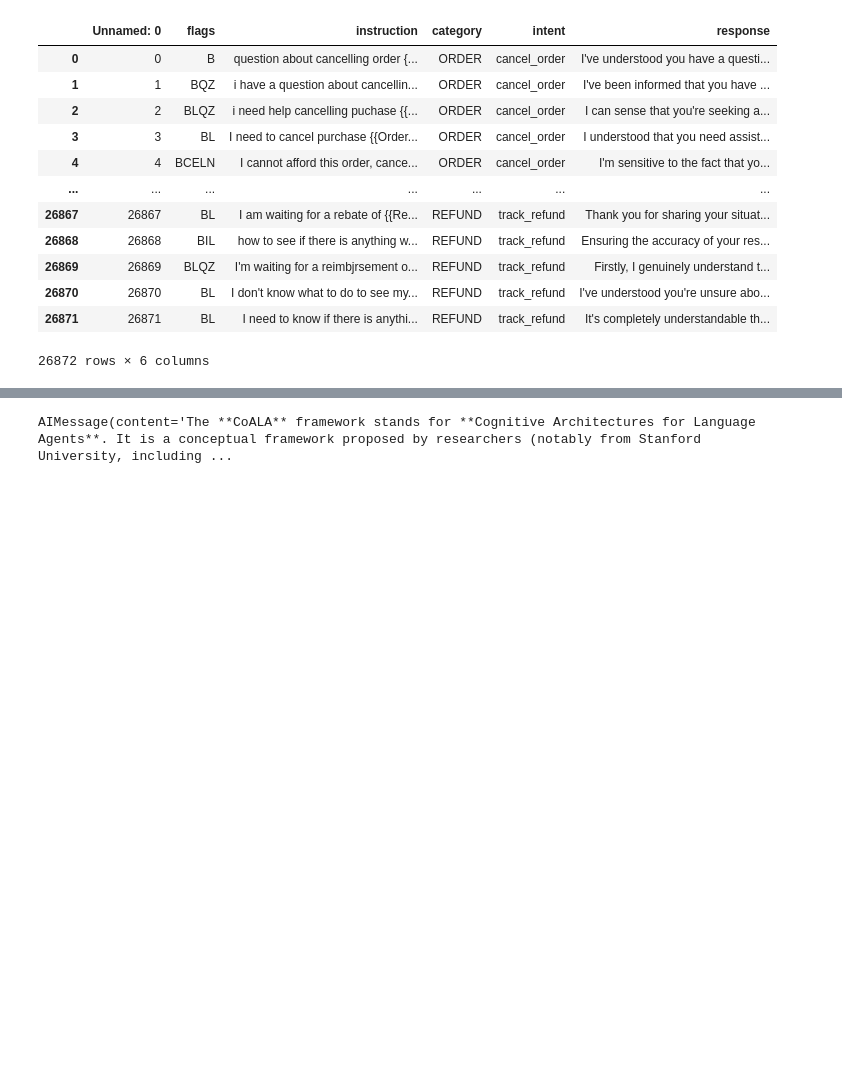
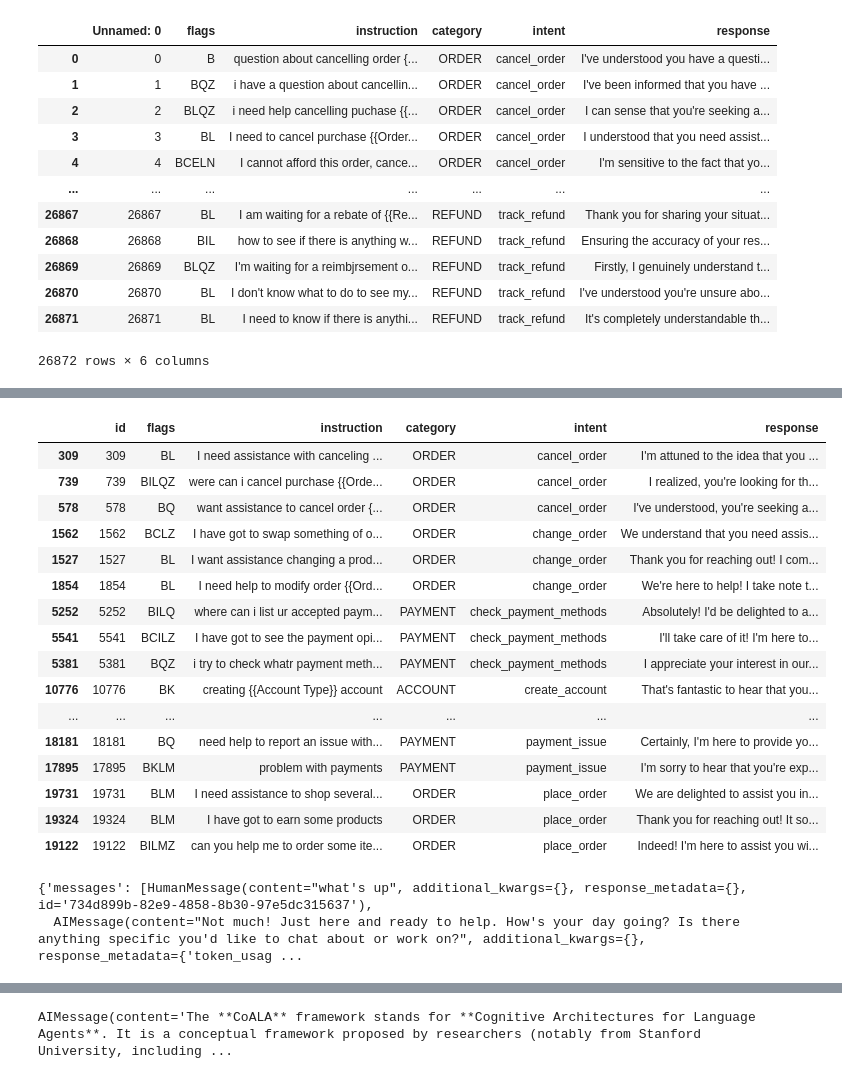
Before and after one commit to herreramaxi/Agentic_AI_CA1, a Jupyter notebook: A4AI-CA1-MaxiHerrera.ipynb, the cells around one changed output, grey strips where cells are left out. Saved outputs shown, nothing was run; the diff lists cells and outputs as text; code cells hidden in the pictures; blank space fills up the shorter version.

```diff
--- a/A4AI-CA1-MaxiHerrera.ipynb
+++ b/A4AI-CA1-MaxiHerrera.ipynb
@@ -33,0 +55,30 @@ print(len(categories))
+# %%
+test_df
+# %% [output]
+|  | id | flags | instruction | category | intent | response |
+| 309 | 309 | BL | I need assistance with canceling ... | ORDER | cancel_order | I'm attuned to the idea that you ... |
+| 739 | 739 | BILQZ | were can i cancel purchase {{Orde... | ORDER | cancel_order | I realized, you're looking for th... |
+| 578 | 578 | BQ | want assistance to cancel order {... | ORDER | cancel_order | I've understood, you're seeking a... |
+| 1562 | 1562 | BCLZ | I have got to swap something of o... | ORDER | change_order | We understand that you need assis... |
+| 1527 | 1527 | BL | I want assistance changing a prod... | ORDER | change_order | Thank you for reaching out! I com... |
+| 1854 | 1854 | BL | I need help to modify order {{Ord... | ORDER | change_order | We're here to help! I take note t... |
+| 5252 | 5252 | BILQ | where can i list ur accepted paym... | PAYMENT | check_payment_methods | Absolutely! I'd be delighted to a... |
+| 5541 | 5541 | BCILZ | I have got to see the payment opi... | PAYMENT | check_payment_methods | I'll take care of it! I'm here to... |
+| 5381 | 5381 | BQZ | i try to check whatr payment meth... | PAYMENT | check_payment_methods | I appreciate your interest in our... |
+| 10776 | 10776 | BK | creating {{Account Type}} account | ACCOUNT | create_account | That's fantastic to hear that you... |
+| ... | ... | ... | ... | ... | ... | ... |
+| 18181 | 18181 | BQ | need help to report an issue with... | PAYMENT | payment_issue | Certainly, I'm here to provide yo... |
+| 17895 | 17895 | BKLM | problem with payments | PAYMENT | payment_issue | I'm sorry to hear that you're exp... |
+| 19731 | 19731 | BLM | I need assistance to shop several... | ORDER | place_order | We are delighted to assist you in... |
+| 19324 | 19324 | BLM | I have got to earn some products | ORDER | place_order | Thank you for reaching out! It so... |
+| 19122 | 19122 | BILMZ | can you help me to order some ite... | ORDER | place_order | Indeed! I'm here to assist you wi... |
+# %%
+from agent_harness import AgentHarness
+from llm import get_llm
+model = get_llm("qwen/qwen3.8-27b")
+harness = AgentHarness(model = model)
+response = harness.invoke("what's up")
+response
+# %% [output]
+{'messages': [HumanMessage(content="what's up", additional_kwargs={}, response_metadata={}, id='734d899b-82e9-4858-8b30-97e5dc315637'),
+  AIMessage(content="Not much! Just here and ready to help. How's your day going? Is there anything specific you'd like to chat about or work on?", additional_kwargs={}, response_metadata={'token_usag ...
```
Also changed, not shown: parts of 12 cells of this notebook, 13 other files.
